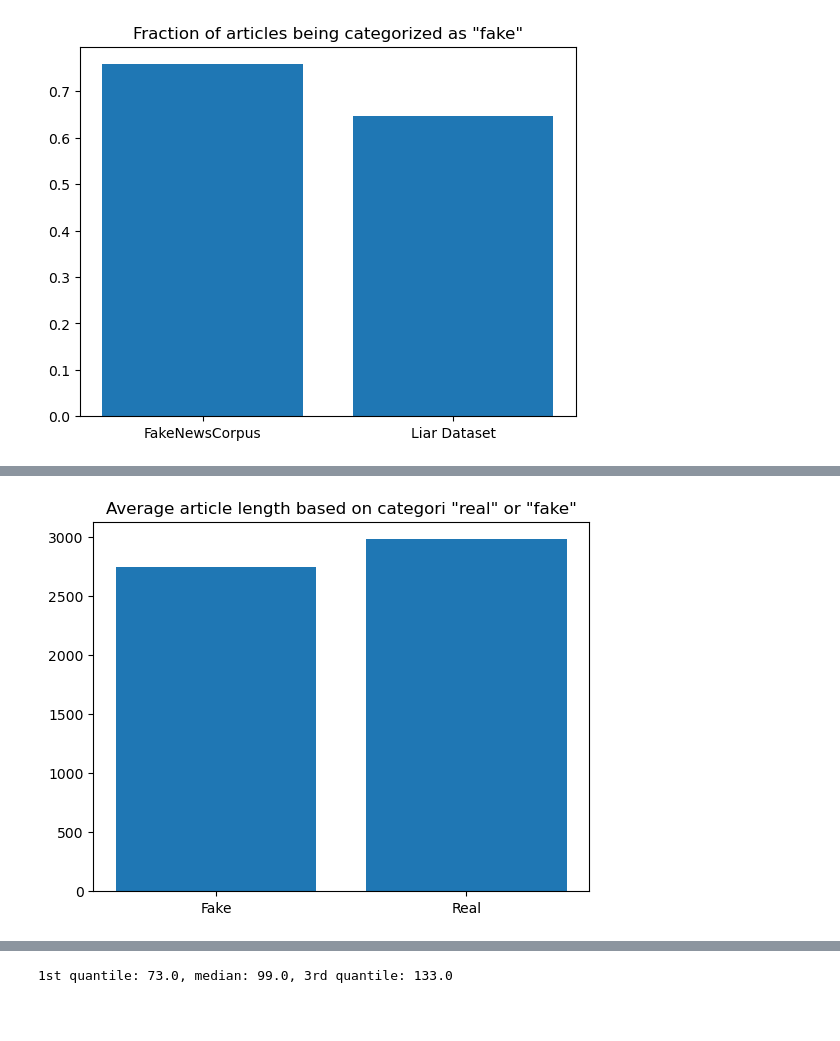
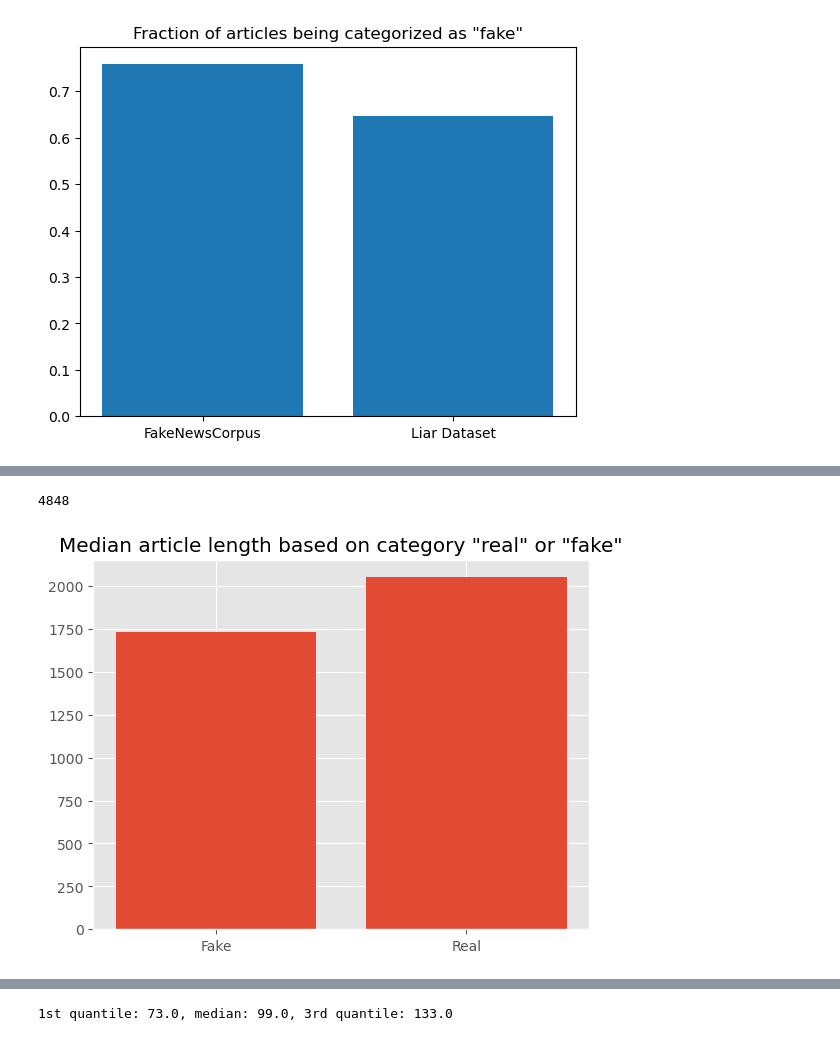
Before and after one commit to karlaugustnybo/Fake-News-Project, a Jupyter notebook: news/news_part_5.ipynb, the cells around one changed output, grey strips where cells are left out. Cells and saved outputs as stored; diff of their text form; code cells hidden in the pictures; blank space fills up the shorter version.

Commit message:
updated plot

```diff
--- a/news/news_part_5.ipynb
+++ b/news/news_part_5.ipynb
@@ -2,8 +2,12 @@
 from matplotlib import pyplot as plt
 import pandas as pd
 import polars as pl
+import numpy as np
 import joblib
 import gc
+
+plt.style.use('ggplot')
+# plt.style.use('dark_background')
 # %%
 news_real_labels = ['reliable']
 news_fake_labels = ['bias','fake','unreliable','rumor','conspiracy','clickbait','junksci','satire','political','hate']
@@ -74,20 +80,24 @@ plt.show()
+# %%
+gc.collect()
+# %% [output]
+4848
 # %%
 # Testing difference in length based on real or fake categori.
 
 df_fake = df_news.filter(pl.col('isfake') == 1)
 df_real = df_news.filter(pl.col('isfake') == 0)
 
-fake_avg = get_avg_len(df_fake['content'])
-real_avg = get_avg_len(df_real['content'])
+fake_med = (df_fake['content']).str.len_chars().median()
+real_med = (df_real['content']).str.len_chars().median()
 
 x_lab = ['Fake', 'Real']
 
-plt.bar(x_lab, [fake_avg, real_avg])
-plt.title('Average article length based on categori "real" or "fake"')
+plt.bar(x_lab, [fake_med, real_med])
+plt.title('Median article length based on category "real" or "fake"')
 plt.savefig('data/label_len_avg.png')
 plt.show()
 # %% [output]
-[figure, old version]
+[figure, new version]
 # %%
 del df_fake, df_real
 gc.collect()
```
Also changed, not shown: parts of 6 cells of this notebook.
